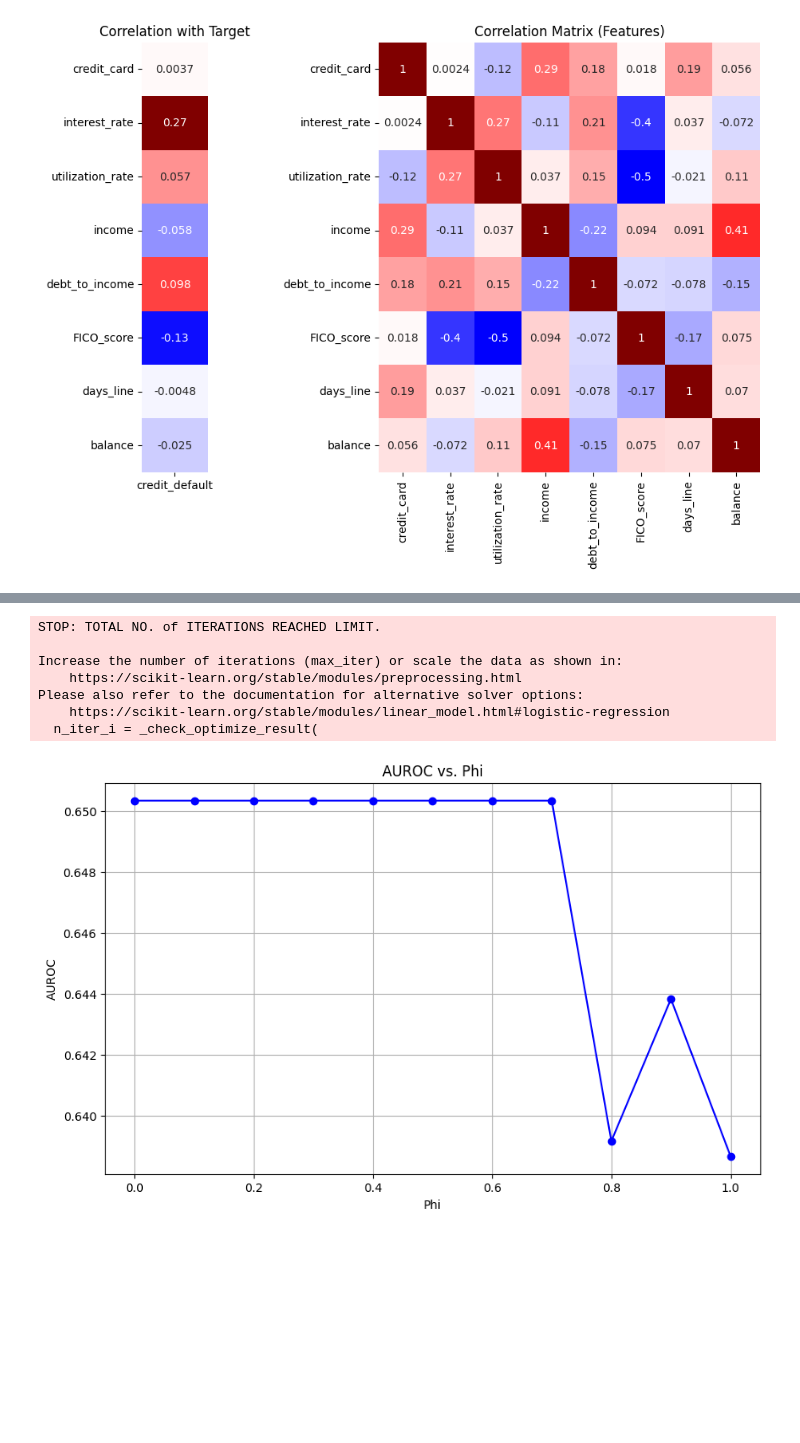
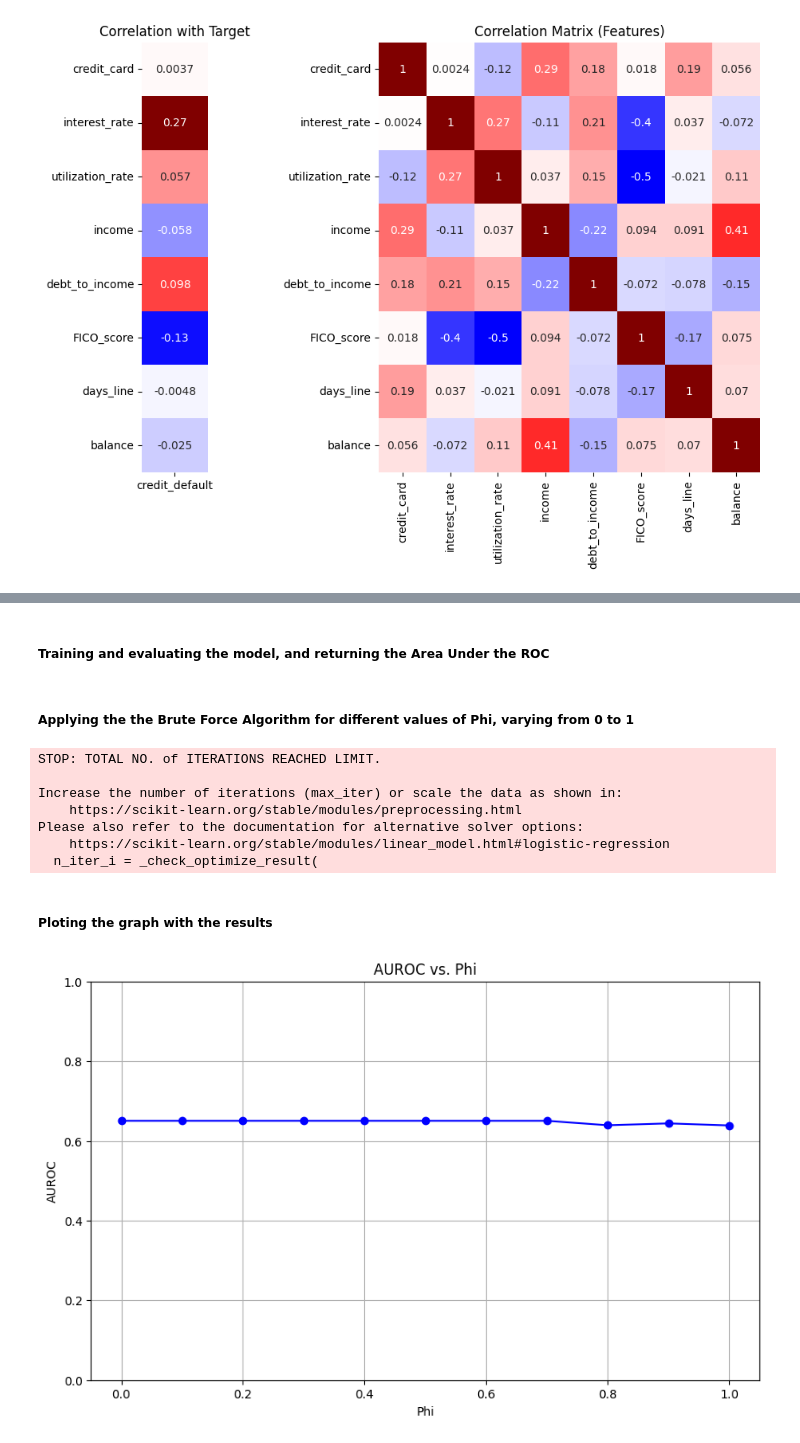
Before and after one commit to annafcosta/Quantum-Computer-Feature-Selection, a Jupyter notebook: src/figure_2.ipynb, the cells around one changed output, grey strips where cells are left out. Drawn from its saved outputs; the diff is of its cells as text; code cells hidden in the pictures; blank space fills up the shorter version.

```diff
--- a/src/figure_2.ipynb
+++ b/src/figure_2.ipynb
@@ -119,6 +137,8 @@ def brute_force(phi, combinations):
 
     features = [i for i, val in enumerate(features) if val == 1]
     return features
+# %% [markdown]
+##### Training and evaluating the model, and returning the Area Under the ROC
 # %%
 def train_and_evaluate(X_train, y_train, X_test, y_test, features):
     X_train_subset = X_train.iloc[:, features]
@@ -130,6 +150,8 @@ def train_and_evaluate(X_train, y_train, X_test, y_test, features):
 
     auroc = roc_auc_score(y_test, predictions)
     return auroc
+# %% [markdown]
+##### Applying the the Brute Force Algorithm for different values of Phi, varying from 0 to 1
 # %%
 x_axis = []
 y_axis = []
@@ -149,17 +171,19 @@ Increase the number of iterations (max_iter) or scale the data as shown in:
 Please also refer to the documentation for alternative solver options:
     https://scikit-learn.org/stable/modules/linear_model.html#logistic-regression
   n_iter_i = _check_optimize_result(
+# %% [markdown]
+##### Ploting the graph with the results
 # %%
 plt.figure(figsize=(10, 6))
 plt.plot(y_axis, x_axis, marker='o', linestyle='-', color='b')
 
-# Add titles and labels
 plt.title('AUROC vs. Phi')
 plt.xlabel('Phi')
 plt.ylabel('AUROC')
 
-# Display the plot
+plt.ylim(0, 1)
+
 plt.grid(True)
 plt.show()
 # %% [output]
-[figure, old version]
+[figure, new version]
```
Also changed, not shown: parts of 11 cells of this notebook.
